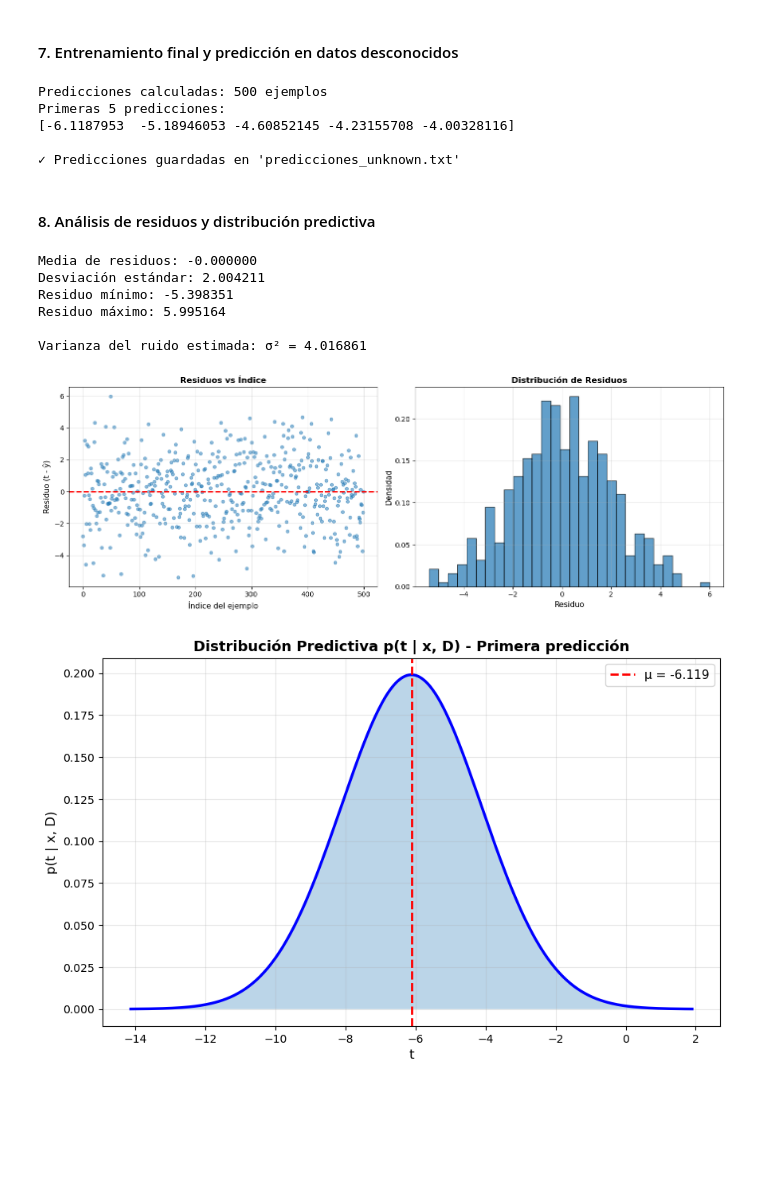
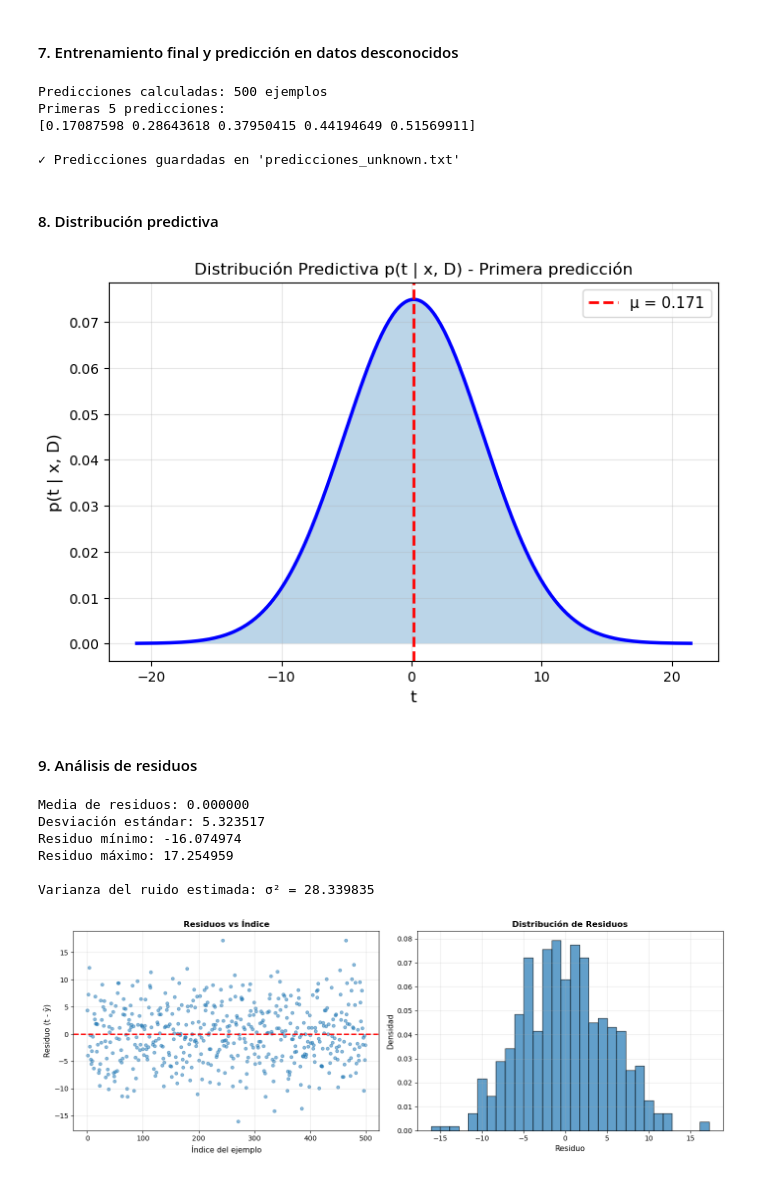
Before and after one commit to marcos626/TP3, a Jupyter notebook: regresion_lineal_1x500.ipynb, the cells around one changed output. Drawn from its saved outputs; the diff is of its cells as text; code cells hidden in the pictures; blank space fills up the shorter version.

```diff
--- a/regresion_lineal_1x500.ipynb
+++ b/regresion_lineal_1x500.ipynb
@@ -10,7 +11,7 @@ import matplotlib.pyplot as plt
 # %%
-X_all = np.loadtxt("datasets/dataset-1-training-Entradas.txt")
-t_all = np.loadtxt("datasets/dataset-1-training-targets.txt")
-X_unknown = np.loadtxt("datasets/dataset-1-Entradas.txt")
+X_all = np.loadtxt("datasets/dataset-2-training-Entradas.txt")
+t_all = np.loadtxt("datasets/dataset-2-training-targets.txt")
+X_unknown = np.loadtxt("datasets/dataset-2-Entradas.txt")
 
 # Asegurar que sean vectores columna si son 1D
 if X_all.ndim == 1:
@@ -303,11 +304,36 @@ print("\n✓ Predicciones guardadas en 'predicciones_unknown.txt'")
 # %% [output]
 Predicciones calculadas: 500 ejemplos
 Primeras 5 predicciones:
-[-6.1187953  -5.18946053 -4.60852145 -4.23155708 -4.00328116]
+[0.17087598 0.28643618 0.37950415 0.44194649 0.51569911]
 
 ✓ Predicciones guardadas en 'predicciones_unknown.txt'
 # %% [markdown]
-#### 8. Análisis de residuos y distribución predictiva
+#### 8. Distribución predictiva
+# %%
+# Distribución predictiva para la primera predicción desconocida
+if sigma2 > 0 and not np.isnan(sigma2):
+    mu = y_unknown[0, 0]
+    std = np.sqrt(sigma2)
+
+    plt.figure(figsize=(8, 5))
+    xs = np.linspace(mu - 4*std, mu + 4*std, 300)
+    pdf = (1 / (std * np.sqrt(2 * np.pi))) * np.exp(-0.5 * ((xs - mu) / std)**2)
+
+    plt.plot(xs, pdf, linewidth=2.5, color='blue')
+    plt.axvline(mu, color='red', linestyle='--', linewidth=2, label=f'μ = {mu:.3f}')
+    plt.fill_between(xs, pdf, alpha=0.3)
+
+    plt.xlabel("t", fontsize=12)
+    plt.ylabel("p(t | x, D)", fontsize=12)
+    plt.title("Distribución Predictiva p(t | x, D) - Primera predicción",
+              fontsize=12)
+    plt.legend(fontsize=11)
+    plt.grid(True, alpha=0.3)
+    plt.show()
+# %% [output]
+[figure, added]
+# %% [markdown]
+#### 9. Análisis de residuos
 # %%
 # Calcular residuos en todos los datos
 y_all = Phi_all @ w_final
@@ -318,58 +344,36 @@ print(f"\nMedia de residuos: {np.mean(residuals):.6f}")
 print(f"Desviación estándar: {np.std(residuals):.6f}")
 print(f"Residuo mínimo: {np.min(residuals):.6f}")
 print(f"Residuo máximo: {np.max(residuals):.6f}")
 
 # Estimar varianza del ruido
 sigma2 = np.var(residuals)
 print(f"\nVarianza del ruido estimada: σ² = {sigma2:.6f}")
 
 # Visualizar residuos
 plt.figure(figsize=(14, 5))
 
 plt.subplot(1, 2, 1)
 plt.scatter(range(len(residuals)), residuals, alpha=0.5, s=20)
 plt.axhline(0, color='r', linestyle='--', linewidth=2)
 plt.xlabel("Índice del ejemplo", fontsize=11)
 plt.ylabel("Residuo (t - ŷ)", fontsize=11)
 plt.title("Residuos vs Índice", fontsize=12, fontweight='bold')
 plt.grid(True, alpha=0.3)
 
 plt.subplot(1, 2, 2)
 plt.hist(residuals, bins=30, density=True, alpha=0.7, edgecolor='black')
 plt.xlabel("Residuo", fontsize=11)
 plt.ylabel("Densidad", fontsize=11)
 plt.title("Distribución de Residuos", fontsize=12, fontweight='bold')
 plt.grid(True, alpha=0.3)
 
 plt.tight_layout()
 plt.show()
-
-# Distribución predictiva para la primera predicción desconocida
-if sigma2 > 0 and not np.isnan(sigma2):
-    mu = y_unknown[0, 0]
-    std = np.sqrt(sigma2)
-
-    plt.figure(figsize=(10, 6))
-    xs = np.linspace(mu - 4*std, mu + 4*std, 300)
-    pdf = (1 / (std * np.sqrt(2 * np.pi))) * np.exp(-0.5 * ((xs - mu) / std)**2)
-
-    plt.plot(xs, pdf, linewidth=2.5, color='blue')
-    plt.axvline(mu, color='red', linestyle='--', linewidth=2, label=f'μ = {mu:.3f}')
-    plt.fill_between(xs, pdf, alpha=0.3)
-
-    plt.xlabel("t", fontsize=12)
-    plt.ylabel("p(t | x, D)", fontsize=12)
-    plt.title("Distribución Predictiva p(t | x, D) - Primera predicción",
-              fontsize=13, fontweight='bold')
-    plt.legend(fontsize=11)
-    plt.grid(True, alpha=0.3)
-    plt.show()
 # %% [output]
-Media de residuos: -0.000000
-Desviación estándar: 2.004211
-Residuo mínimo: -5.398351
-Residuo máximo: 5.995164
+Media de residuos: 0.000000
+Desviación estándar: 5.323517
+Residuo mínimo: -16.074974
+Residuo máximo: 17.254959
 
-Varianza del ruido estimada: σ² = 4.016861
+Varianza del ruido estimada: σ² = 28.339835
-[figure, old version]
+[figure, new version]
-[figure, removed]
```
Also changed, not shown: parts of 5 cells of this notebook, 9 other files.
